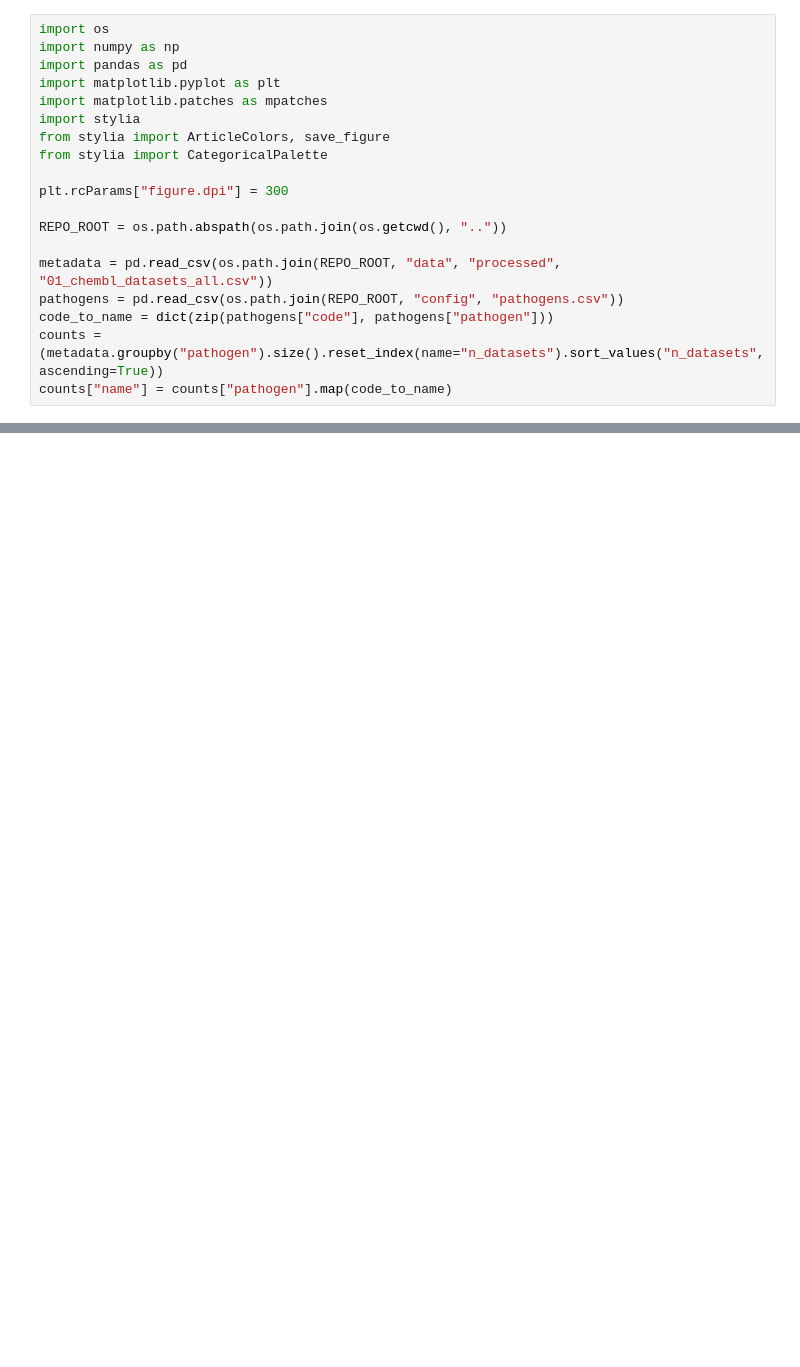
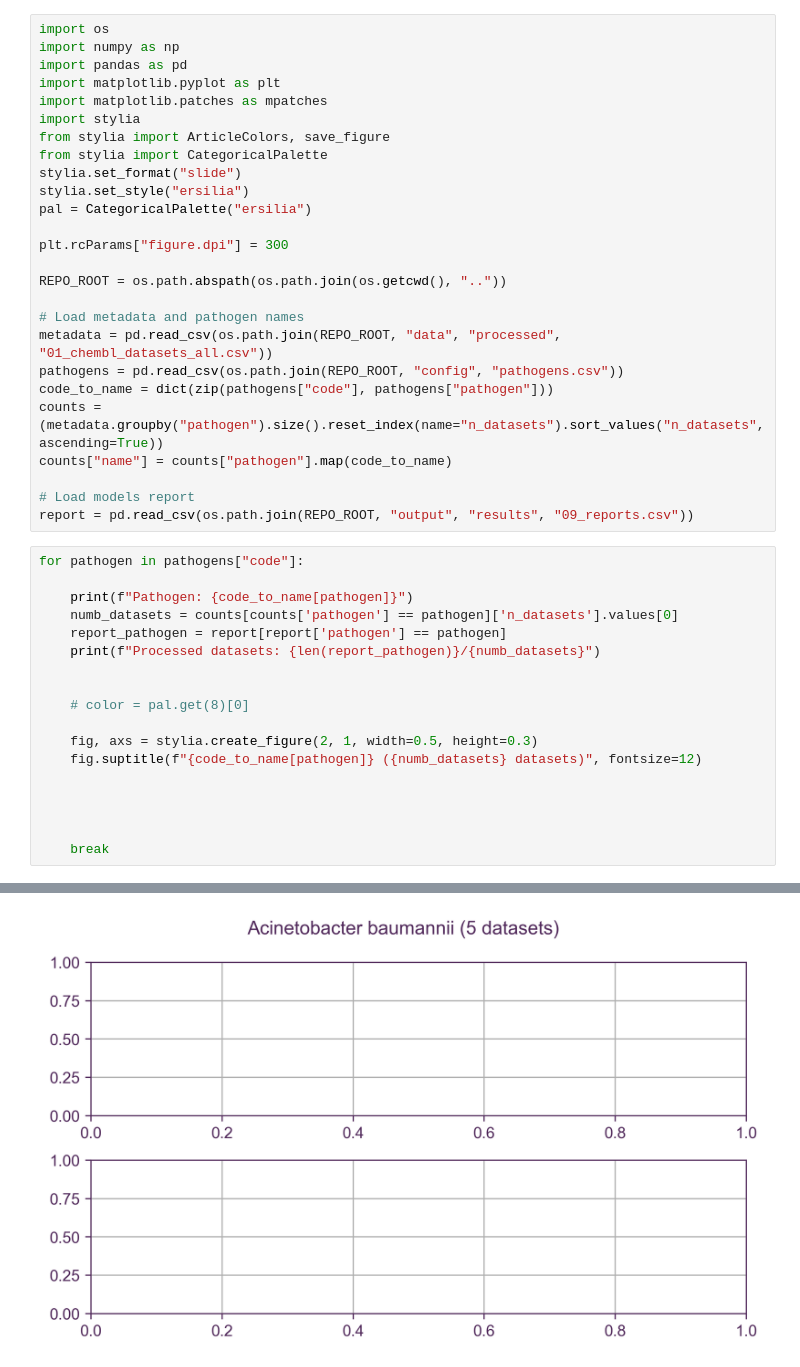
Before and after one commit to ersilia-os/chembl-antimicrobial-models, a Jupyter notebook: notebooks/09_model_performance.ipynb, the cells around one changed output, grey strips where cells are left out. Saved outputs shown, nothing was run; the diff lists cells and outputs as text; blank space fills up the shorter version.

```diff
--- a/notebooks/09_model_performance.ipynb
+++ b/notebooks/09_model_performance.ipynb
@@ -7,13 +7,39 @@ import matplotlib.patches as mpatches
 import stylia
 from stylia import ArticleColors, save_figure
 from stylia import CategoricalPalette
+stylia.set_format("slide")
+stylia.set_style("ersilia")
+pal = CategoricalPalette("ersilia")
 
 plt.rcParams["figure.dpi"] = 300
 
 REPO_ROOT = os.path.abspath(os.path.join(os.getcwd(), ".."))
 
+# Load metadata and pathogen names
 metadata = pd.read_csv(os.path.join(REPO_ROOT, "data", "processed", "01_chembl_datasets_all.csv"))
 pathogens = pd.read_csv(os.path.join(REPO_ROOT, "config", "pathogens.csv"))
 code_to_name = dict(zip(pathogens["code"], pathogens["pathogen"]))
 counts = (metadata.groupby("pathogen").size().reset_index(name="n_datasets").sort_values("n_datasets", ascending=True))
 counts["name"] = counts["pathogen"].map(code_to_name)
+
+# Load models report
+report = pd.read_csv(os.path.join(REPO_ROOT, "output", "results", "09_reports.csv"))
+# %%
+for pathogen in pathogens["code"]:
+
+    print(f"Pathogen: {code_to_name[pathogen]}")
+    numb_datasets = counts[counts['pathogen'] == pathogen]['n_datasets'].values[0]
+    report_pathogen = report[report['pathogen'] == pathogen]
+    print(f"Processed datasets: {len(report_pathogen)}/{numb_datasets}")
+
+
+    # color = pal.get(8)[0]
+
+    fig, axs = stylia.create_figure(2, 1, width=0.5, height=0.3)
+    fig.suptitle(f"{code_to_name[pathogen]} ({numb_datasets} datasets)", fontsize=12)
+
+
+
+
+    break
+# %% [output]
@@ -19,0 +48 @@ counts["name"] = counts["pathogen"].map(code_to_name)
+[figure, added]
```
Also changed, not shown: parts of 3 cells of this notebook, 3 other files.
